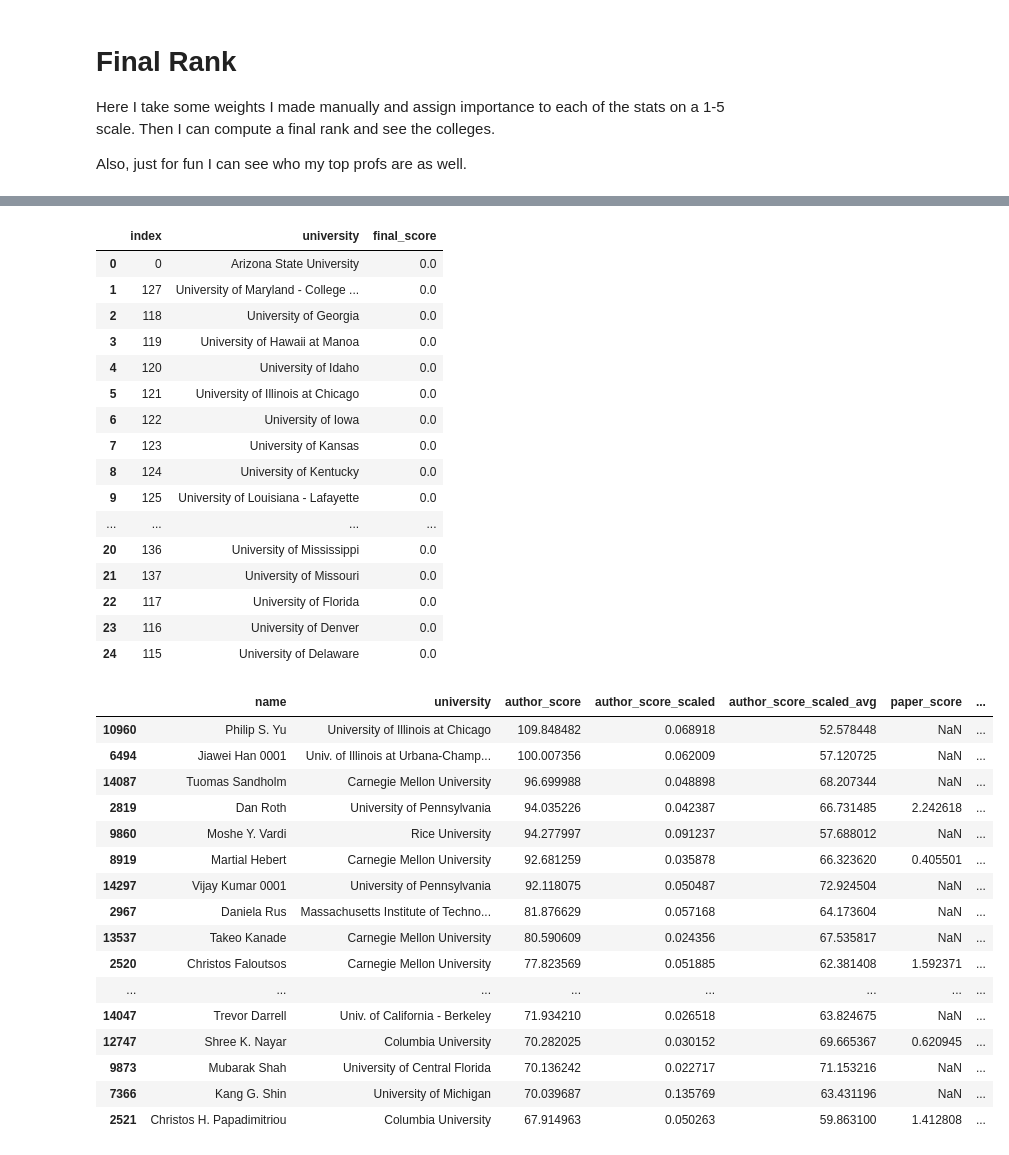
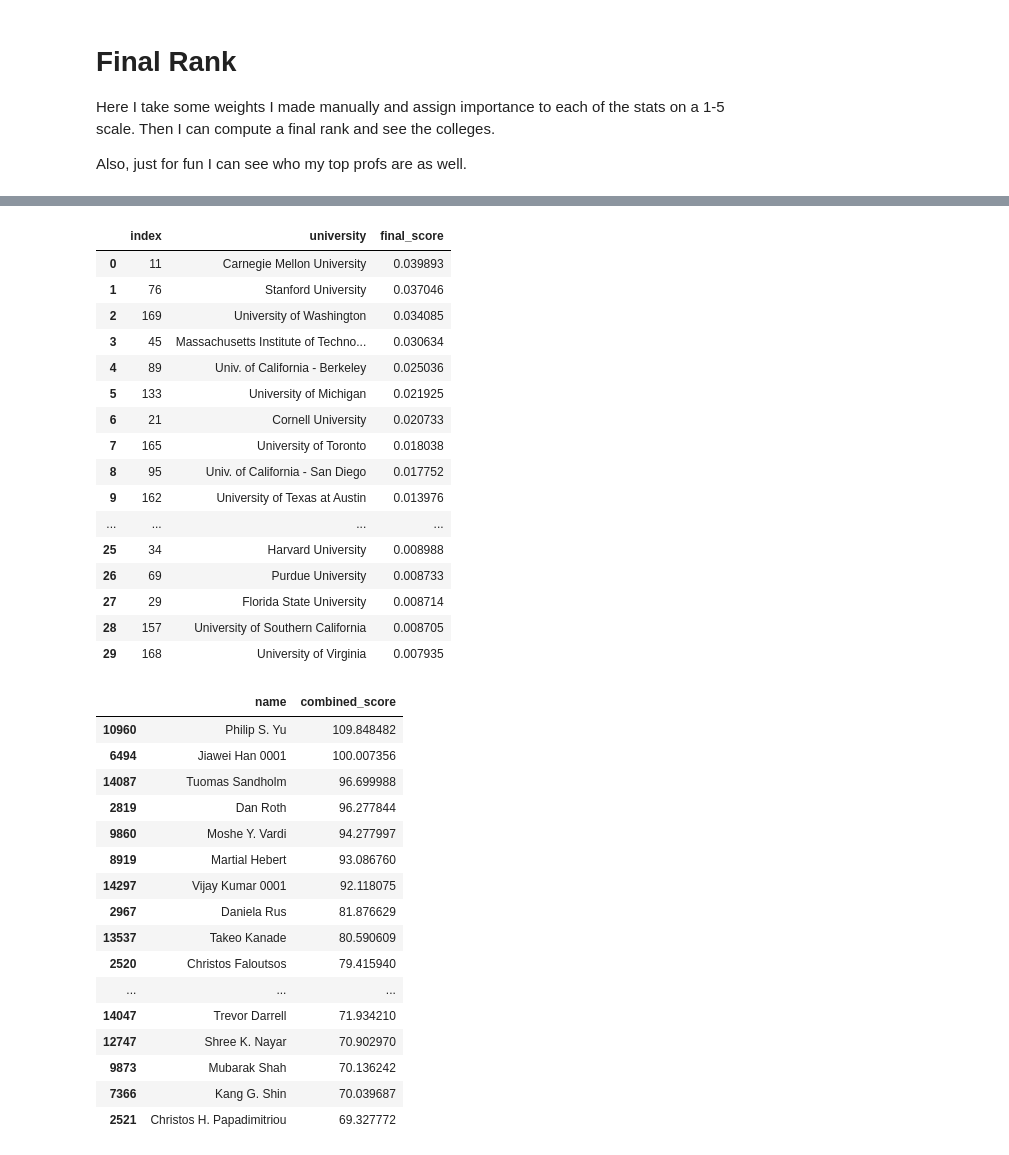
Before and after one commit to sachiniyer/my_college_rankings, a Jupyter notebook: main.ipynb, the cells around one changed output, grey strips where cells are left out. Saved outputs shown, nothing was run; the diff lists cells and outputs as text; code cells hidden in the pictures.

```diff
--- a/main.ipynb
+++ b/main.ipynb
@@ -369,7 +375,14 @@ def match_name(name, column, dataframe, one=False):
 # dfcsprofs[dfcsprofs['FullName'] == 'Jiawei Han']
 # %%
 dfauthorscore = pd.DataFrame(
-    columns=["name", "university", "score", "score_scaled_raw", "score_scaled", "score_scaled_avg"]
+    columns=[
+        "name",
+        "university",
+        "score",
+        "score_scaled_raw",
+        "score_scaled",
+        "score_scaled_avg",
+    ]
 )
 
 scaled_arrays = []
@@ -1069,6 +1099,6 @@ final_results.head(5)
 5 rows × 149 columns
 # %%
-final_results.head(25)[
+final_results.head(30)[
     [
         "university",
         "final_score",
@@ -1076,39 +1106,41 @@ final_results.head(25)[
 ].reset_index()
 # %% [output]
 |  | index | university | final_score |
-| 0 | 0 | Arizona State University | 0.0 |
-| 1 | 127 | University of Maryland - College ... | 0.0 |
-| 2 | 118 | University of Georgia | 0.0 |
-| 3 | 119 | University of Hawaii at Manoa | 0.0 |
-| 4 | 120 | University of Idaho | 0.0 |
-| 5 | 121 | University of Illinois at Chicago | 0.0 |
-| 6 | 122 | University of Iowa | 0.0 |
-| 7 | 123 | University of Kansas | 0.0 |
-| 8 | 124 | University of Kentucky | 0.0 |
-| 9 | 125 | University of Louisiana - Lafayette | 0.0 |
+| 0 | 11 | Carnegie Mellon University | 0.039893 |
+| 1 | 76 | Stanford University | 0.037046 |
+| 2 | 169 | University of Washington | 0.034085 |
+| 3 | 45 | Massachusetts Institute of Techno... | 0.030634 |
+| 4 | 89 | Univ. of California - Berkeley | 0.025036 |
+| 5 | 133 | University of Michigan | 0.021925 |
+| 6 | 21 | Cornell University | 0.020733 |
+| 7 | 165 | University of Toronto | 0.018038 |
+| 8 | 95 | Univ. of California - San Diego | 0.017752 |
+| 9 | 162 | University of Texas at Austin | 0.013976 |
 | ... | ... | ... | ... |
-| 20 | 136 | University of Mississippi | 0.0 |
-| 21 | 137 | University of Missouri | 0.0 |
-| 22 | 117 | University of Florida | 0.0 |
-| 23 | 116 | University of Denver | 0.0 |
-| 24 | 115 | University of Delaware | 0.0 |
+| 25 | 34 | Harvard University | 0.008988 |
+| 26 | 69 | Purdue University | 0.008733 |
+| 27 | 29 | Florida State University | 0.008714 |
+| 28 | 157 | University of Southern California | 0.008705 |
+| 29 | 168 | University of Virginia | 0.007935 |
 # %%
-dfscore.sort_values("combined_score", ascending=False).head(20)
+dfscore.sort_values("combined_score", ascending=False).head(20)[
+    ["name", "combined_score"]
+]
 # %% [output]
-|  | name | university | author_score | author_score_scaled | author_score_scaled_avg | paper_score | ... |
-| 10960 | Philip S. Yu | University of Illinois at Chicago | 109.848482 | 0.068918 | 52.578448 | NaN | ... |
-| 6494 | Jiawei Han 0001 | Univ. of Illinois at Urbana-Champ... | 100.007356 | 0.062009 | 57.120725 | NaN | ... |
-| 14087 | Tuomas Sandholm | Carnegie Mellon University | 96.699988 | 0.048898 | 68.207344 | NaN | ... |
-| 2819 | Dan Roth | University of Pennsylvania | 94.035226 | 0.042387 | 66.731485 | 2.242618 | ... |
-| 9860 | Moshe Y. Vardi | Rice University | 94.277997 | 0.091237 | 57.688012 | NaN | ... |
-| 8919 | Martial Hebert | Carnegie Mellon University | 92.681259 | 0.035878 | 66.323620 | 0.405501 | ... |
-| 14297 | Vijay Kumar 0001 | University of Pennsylvania | 92.118075 | 0.050487 | 72.924504 | NaN | ... |
-| 2967 | Daniela Rus | Massachusetts Institute of Techno... | 81.876629 | 0.057168 | 64.173604 | NaN | ... |
-| 13537 | Takeo Kanade | Carnegie Mellon University | 80.590609 | 0.024356 | 67.535817 | NaN | ... |
-| 2520 | Christos Faloutsos | Carnegie Mellon University | 77.823569 | 0.051885 | 62.381408 | 1.592371 | ... |
-| ... | ... | ... | ... | ... | ... | ... | ... |
-| 14047 | Trevor Darrell | Univ. of California - Berkeley | 71.934210 | 0.026518 | 63.824675 | NaN | ... |
-| 12747 | Shree K. Nayar | Columbia University | 70.282025 | 0.030152 | 69.665367 | 0.620945 | ... |
-| 9873 | Mubarak Shah | University of Central Florida | 70.136242 | 0.022717 | 71.153216 | NaN | ... |
-| 7366 | Kang G. Shin | University of Michigan | 70.039687 | 0.135769 | 63.431196 | NaN | ... |
-| 2521 | Christos H. Papadimitriou | Columbia University | 67.914963 | 0.050263 | 59.863100 | 1.412808 | ... |
+|  | name | combined_score |
+| 10960 | Philip S. Yu | 109.848482 |
+| 6494 | Jiawei Han 0001 | 100.007356 |
+| 14087 | Tuomas Sandholm | 96.699988 |
+| 2819 | Dan Roth | 96.277844 |
+| 9860 | Moshe Y. Vardi | 94.277997 |
+| 8919 | Martial Hebert | 93.086760 |
+| 14297 | Vijay Kumar 0001 | 92.118075 |
+| 2967 | Daniela Rus | 81.876629 |
+| 13537 | Takeo Kanade | 80.590609 |
+| 2520 | Christos Faloutsos | 79.415940 |
+| ... | ... | ... |
+| 14047 | Trevor Darrell | 71.934210 |
+| 12747 | Shree K. Nayar | 70.902970 |
+| 9873 | Mubarak Shah | 70.136242 |
+| 7366 | Kang G. Shin | 70.039687 |
+| 2521 | Christos H. Papadimitriou | 69.327772 |
```
Also changed, not shown: parts of 31 cells of this notebook.
